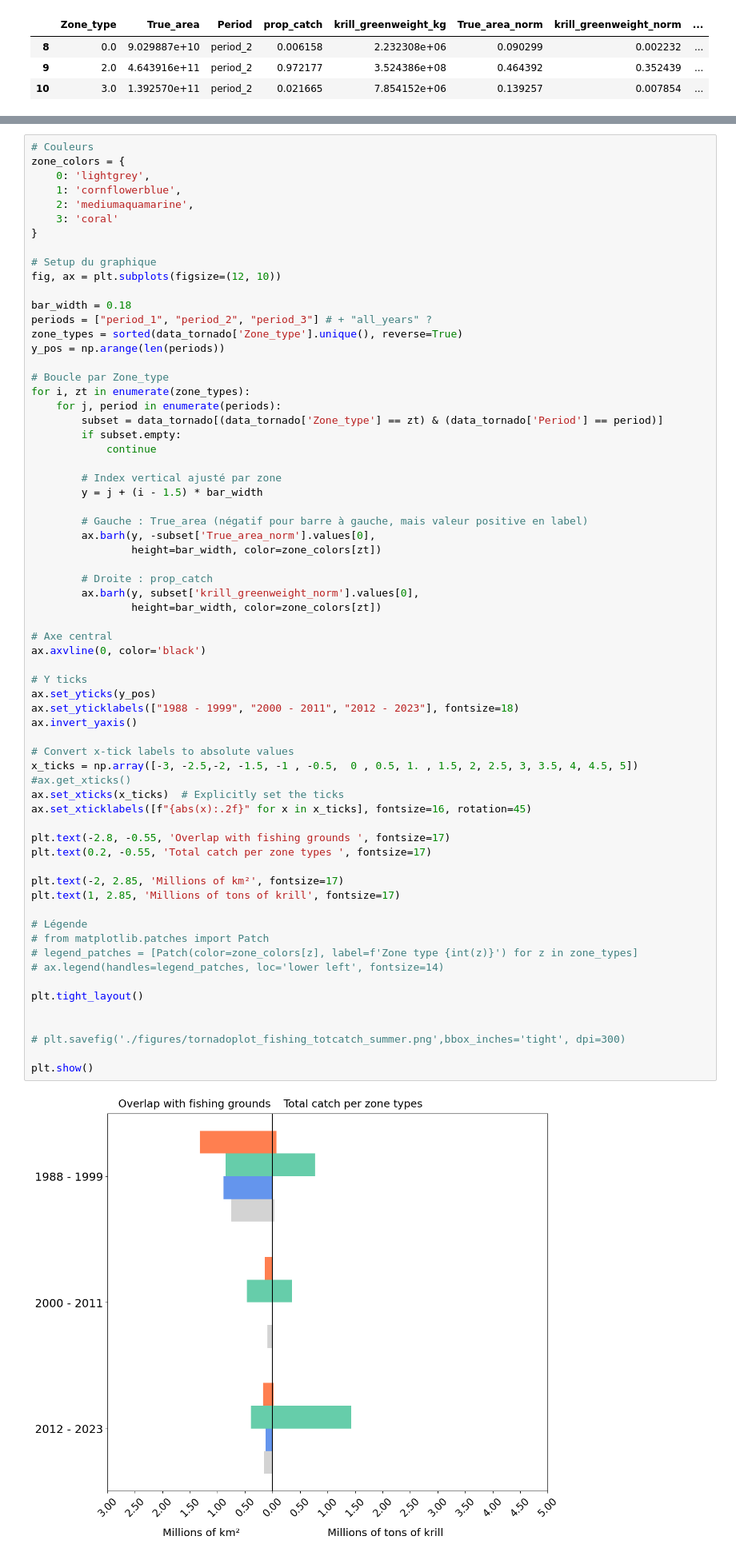
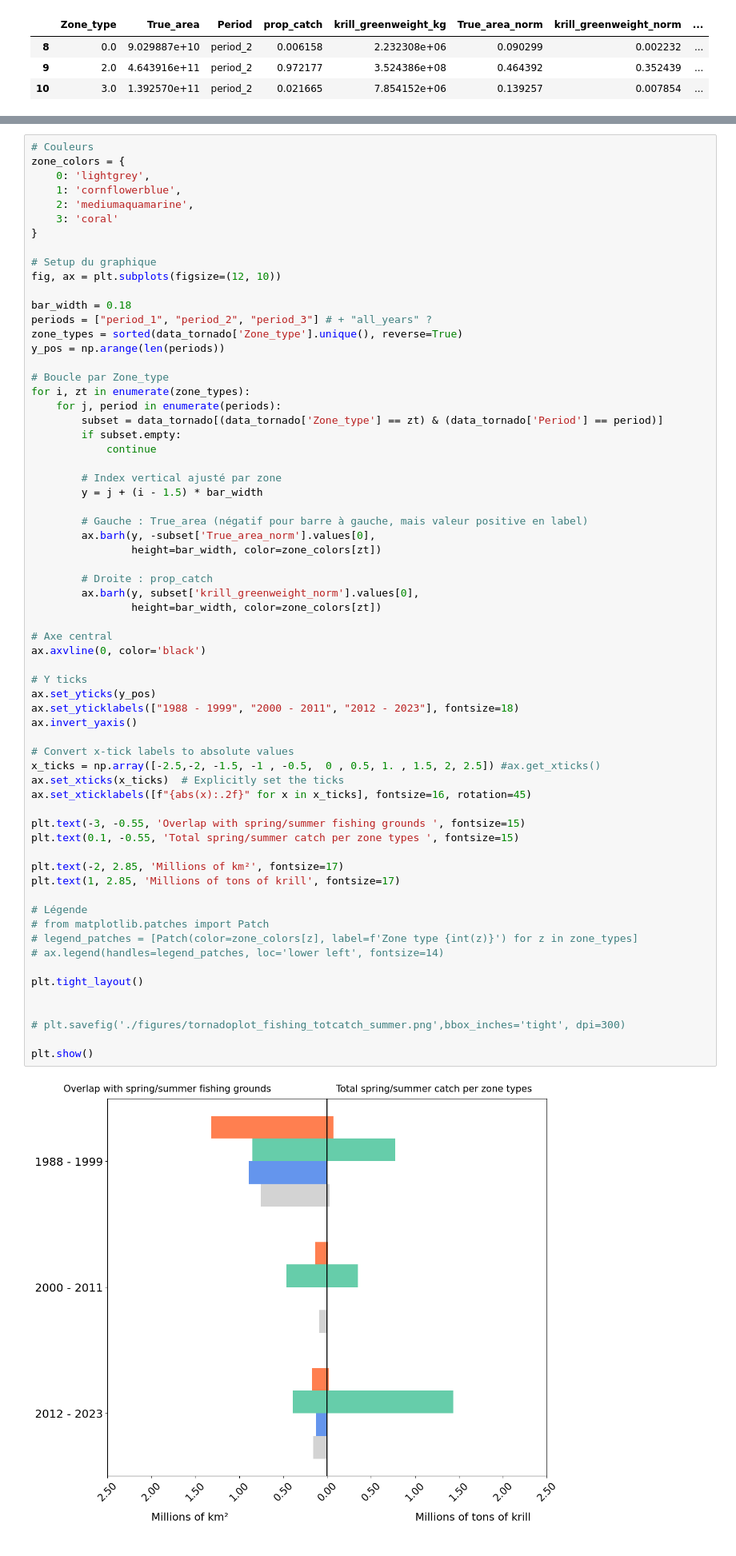
Before and after one commit to AnaelleDurfort/Key_Areas_krill_carbon_sequestration, a Jupyter notebook: 3_Fishing_summer_overlap.ipynb, the cells around one changed output, grey strips where cells are left out. Shown at 80% size. Saved outputs shown, nothing was run; the diff lists cells and outputs as text.

Commit message:
update fig with spring/summer catches

```diff
--- a/3_Fishing_summer_overlap.ipynb
+++ b/3_Fishing_summer_overlap.ipynb
@@ -1165,34 +1163,34 @@ for i, zt in enumerate(zone_types):
                 height=bar_width, color=zone_colors[zt])
 
 # Axe central
 ax.axvline(0, color='black')
 
 # Y ticks
 ax.set_yticks(y_pos)
 ax.set_yticklabels(["1988 - 1999", "2000 - 2011", "2012 - 2023"], fontsize=18)
 ax.invert_yaxis()
 
 # Convert x-tick labels to absolute values
-x_ticks = np.array([-3, -2.5,-2, -1.5, -1 , -0.5,  0 , 0.5, 1. , 1.5, 2, 2.5, 3, 3.5, 4, 4.5, 5]) #ax.get_xticks()
+x_ticks = np.array([-2.5,-2, -1.5, -1 , -0.5,  0 , 0.5, 1. , 1.5, 2, 2.5]) #ax.get_xticks()
 ax.set_xticks(x_ticks)  # Explicitly set the ticks
 ax.set_xticklabels([f"{abs(x):.2f}" for x in x_ticks], fontsize=16, rotation=45)
 
-plt.text(-2.8, -0.55, 'Overlap with fishing grounds ', fontsize=17)
-plt.text(0.2, -0.55, 'Total catch per zone types ', fontsize=17)
+plt.text(-3, -0.55, 'Overlap with spring/summer fishing grounds ', fontsize=15)
+plt.text(0.1, -0.55, 'Total spring/summer catch per zone types ', fontsize=15)
 
 plt.text(-2, 2.85, 'Millions of km²', fontsize=17)
 plt.text(1, 2.85, 'Millions of tons of krill', fontsize=17)
 
 # Légende
 # from matplotlib.patches import Patch
 # legend_patches = [Patch(color=zone_colors[z], label=f'Zone type {int(z)}') for z in zone_types]
 # ax.legend(handles=legend_patches, loc='lower left', fontsize=14)
 
 plt.tight_layout()
 
 
 # plt.savefig('./figures/tornadoplot_fishing_totcatch_summer.png',bbox_inches='tight', dpi=300)
 
 plt.show()
 # %% [output]
-[figure, old version]
+[figure, new version]
```
Also changed, not shown: parts of 6 cells of this notebook, 1 other file.
